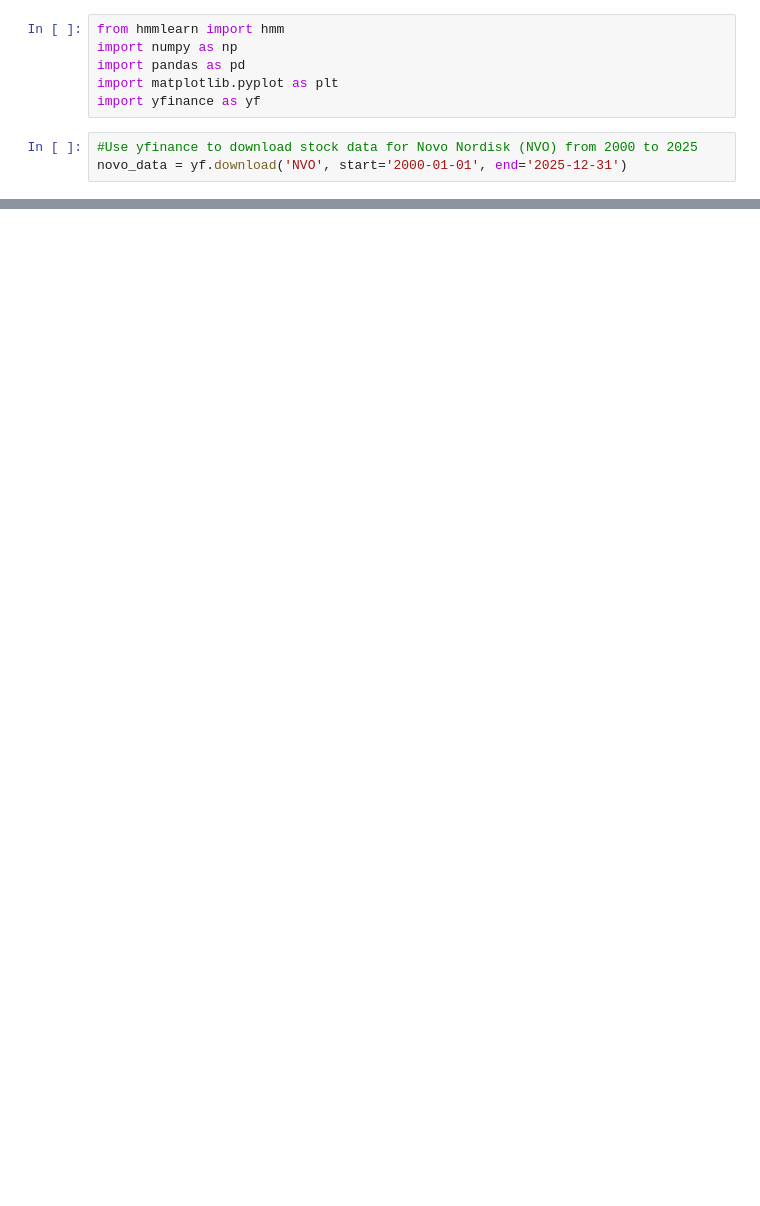
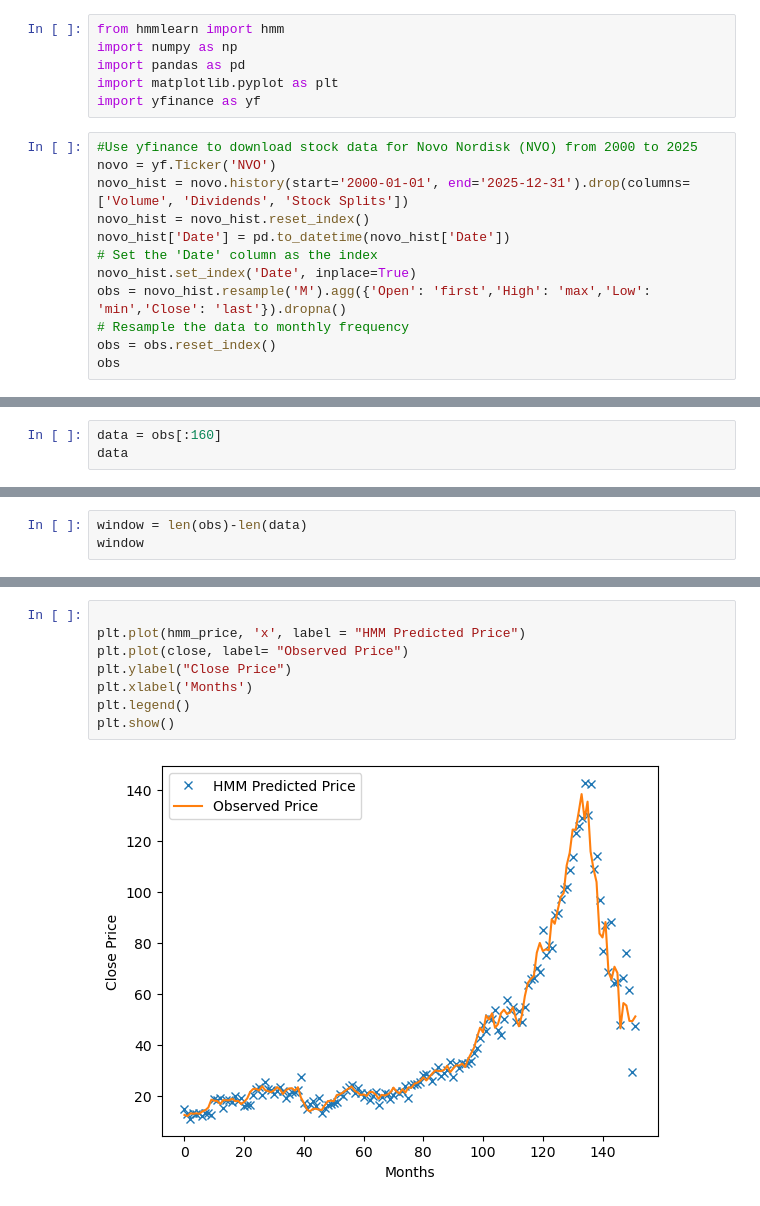
Before and after one commit to anderswol/AppStat2, a Jupyter notebook: Aske/aske_medstocks.ipynb, the cells around one changed output, grey strips where cells are left out. Drawn from its saved outputs; the diff is of its cells as text; blank space fills up the shorter version.

```diff
--- a/Aske/aske_medstocks.ipynb
+++ b/Aske/aske_medstocks.ipynb
@@ -6,4 +6,13 @@ import matplotlib.pyplot as plt
 import yfinance as yf
 # %%
 #Use yfinance to download stock data for Novo Nordisk (NVO) from 2000 to 2025
-novo_data = yf.download('NVO', start='2000-01-01', end='2025-12-31')
+novo = yf.Ticker('NVO')
+novo_hist = novo.history(start='2000-01-01', end='2025-12-31').drop(columns=['Volume', 'Dividends', 'Stock Splits'])
+novo_hist = novo_hist.reset_index()
+novo_hist['Date'] = pd.to_datetime(novo_hist['Date'])
+# Set the 'Date' column as the index
+novo_hist.set_index('Date', inplace=True)
+obs = novo_hist.resample('M').agg({'Open': 'first','High': 'max','Low': 'min','Close': 'last'}).dropna()
+# Resample the data to monthly frequency
+obs = obs.reset_index()
+obs
@@ -87,0 +33,3 @@ plt.show()
+# %%
+data = obs[:160]
+data
@@ -87,0 +50,3 @@ plt.show()
+# %%
+window = len(obs)-len(data)
+window
@@ -87,0 +146,10 @@ plt.show()
+# %%
+
+plt.plot(hmm_price, 'x', label = "HMM Predicted Price")
+plt.plot(close, label= "Observed Price")
+plt.ylabel("Close Price")
+plt.xlabel('Months')
+plt.legend()
+plt.show()
+# %% [output]
+[figure, added]
```
Also changed, not shown: parts of 6 cells of this notebook, 1 other file.
